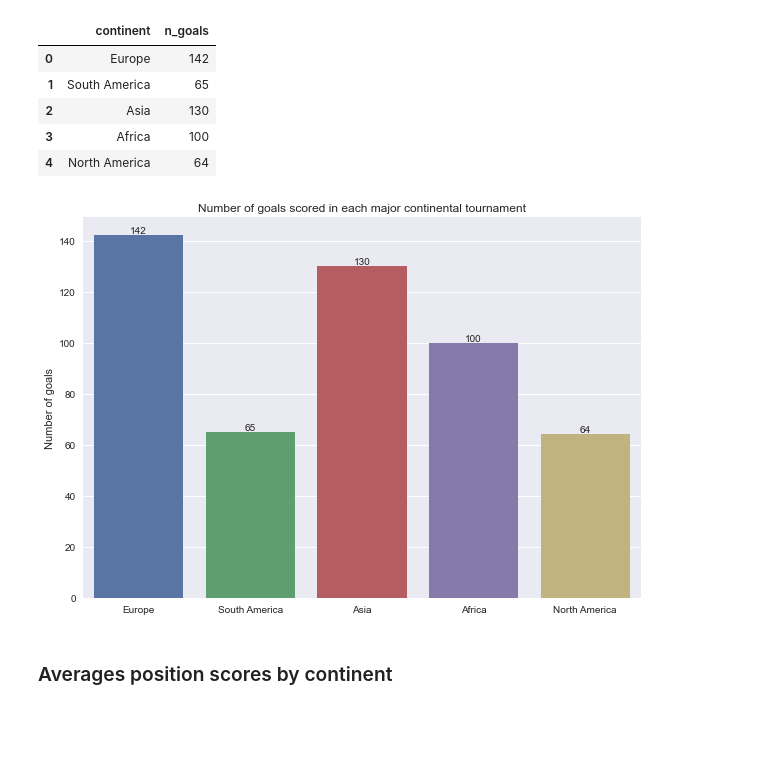
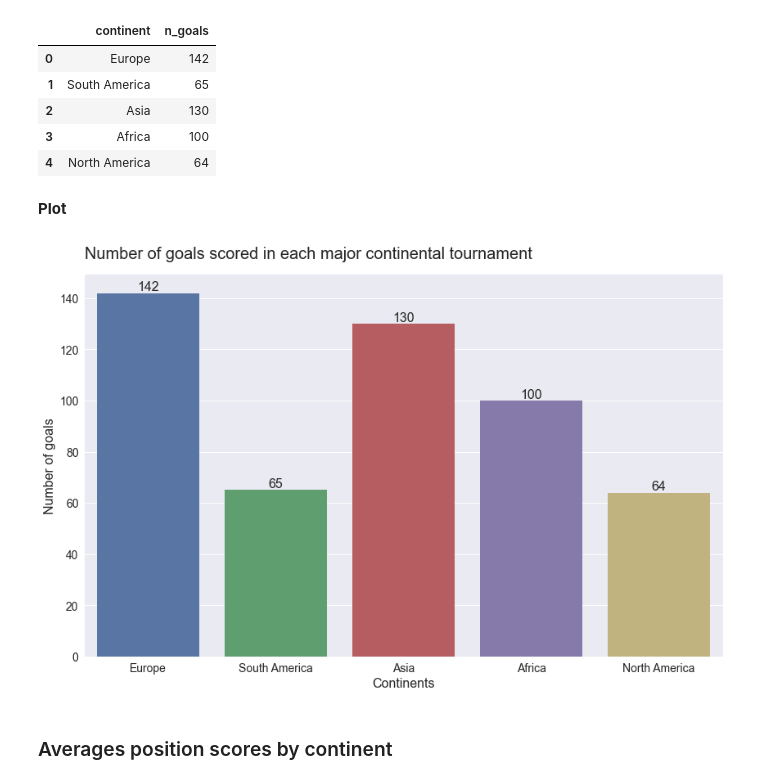
Before and after one commit to RenatoPeG/isys812, a Jupyter notebook: Data Cleansing.ipynb, the cells around one changed output. Cells and saved outputs as stored; diff of their text form; code cells hidden in the pictures; blank space fills up the shorter version.

```diff
--- a/Data Cleansing.ipynb
+++ b/Data Cleansing.ipynb
@@ -97,12 +108,23 @@ plt.show()
 lollipop = comp_cont.sort_values("Count")
 lolli_range = range(0, len(lollipop["Continent"]))
 
-plt.stem(lollipop["Count"])
+fig = plt.figure(figsize=(12, 8))
 plt.xticks(lolli_range, lollipop["Continent"])
 
-plt.title("Number of international competitions in each continent")
-# plt.xlabel('Continents')
-plt.ylabel('Number of competitions')
+# stem and marker styles
+markerline, stemlines, baseline = plt.stem(lollipop["Count"])
+plt.setp(stemlines, "linewidth", 3)
+plt.setp(markerline, "markersize", 10)
+
+plt.title("Number of international competitions in each continent",
+          fontsize=20, pad=20, loc="left")
+plt.xlabel('Continents', fontsize=16)
+plt.ylabel('Number of competitions', fontsize=16)
+
+plt.rc('xtick', labelsize=14)
+plt.rc('ytick', labelsize=14)
+
+plt.tight_layout()
 
 plt.show()
 # %% [output]
@@ -271,23 +276,31 @@ last_trmnts
 | 2 | Asia | 130 |
 | 3 | Africa | 100 |
 | 4 | North America | 64 |
+# %% [markdown]
+**Plot**
 # %%
-plt.figure(figsize=(10, 7))
+plt.figure(figsize=(12, 8))
 
 ax = sns.barplot(
     x="continent",
     y="n_goals",
     data=last_trmnts
 )
 
 ax.bar_label(ax.containers[0])
-plt.title("Number of goals scored in each major continental tournament")
-plt.xlabel("")
-plt.ylabel("Number of goals")
+plt.title("Number of goals scored in each major continental tournament",
+          fontsize=20, pad=20, loc="left")
+plt.xlabel("Continents", fontsize=16)
+plt.ylabel("Number of goals", fontsize=16)
+
+plt.rc('xtick', labelsize=14)
+plt.rc('ytick', labelsize=14)
+
+plt.tight_layout()
 
 plt.show()
 # %% [output]
-[figure, old version]
+[figure, new version]
 # %% [markdown]
 ### Averages position scores by continent
 # %%
```
Also changed, not shown: parts of 11 cells of this notebook, 1 other file.
